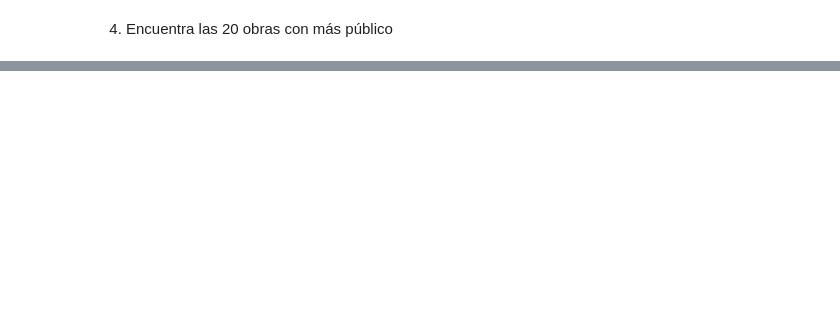
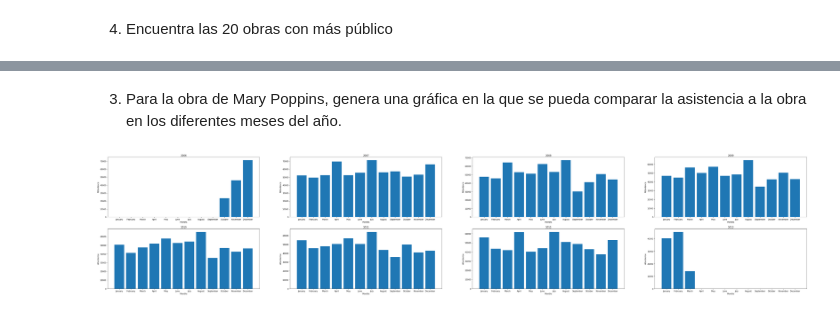
Before and after one commit to Felipelv199/herramientas-para-cd, a Jupyter notebook: homeworks/03-homework/main.ipynb, the cells around one changed output, grey strips where cells are left out. Drawn from its saved outputs; the diff is of its cells as text; code cells hidden in the pictures; blank space fills up the shorter version.

```diff
--- a/homeworks/03-homework/main.ipynb
+++ b/homeworks/03-homework/main.ipynb
@@ -58,0 +179,59 @@ Extra: Para la obra de Cats, genera una gráfica en la que se aprecie de la mejo
+# %% [markdown]
+3. Para la obra de Mary Poppins, genera una gráfica en la que se pueda comparar la asistencia a la obra en los diferentes meses del año.
+# %%
+mary_popins_years = {}
+
+for d in org_data:
+    showName = d["Show.Name"]
+    if showName == "Mary Poppins":
+        dateYear = d["Date.Year"]
+        dateMonth = d["Date.Month"]
+        staticsAttendance = int(d["Statistics.Attendance"])
+        if mary_popins_years.get(dateYear) == None:
+            mary_popins_years[dateYear] = {}
+            mary_popins_years[dateYear][dateMonth] = staticsAttendance
+        else:
+            if mary_popins_years[dateYear].get(dateMonth)==None:
+                mary_popins_years[dateYear][dateMonth] = staticsAttendance
+            else:
+                mary_popins_years[dateYear][dateMonth] += staticsAttendance
+
+t_subplots = len(mary_popins_years.items())
+t_cols = 4
+t_rows = t_subplots//t_cols
+t_rows += t_subplots % t_cols
+
+fig = plt.figure(constrained_layout=True, figsize=(65, 12.5))
+spec = gridspec.GridSpec(ncols=t_cols, nrows=t_rows)
+counter_x = 0
+counter_y = 0
+
+
+months_names = ["January","February","March","April","May","June","July","August","September","October","November","December"]
+
+for year in mary_popins_years:
+    ax = fig.add_subplot(spec[counter_y, counter_x])
+    counter_x += 1
+
+    if counter_x > t_cols-1:
+        counter_x = 0
+        counter_y += 1
+
+    month_attendence = np.zeros(12)
+
+    for month in mary_popins_years[year]:
+        index = int(month)-1
+        month_attendence[index] = mary_popins_years[year][month]
+
+    width = 5
+    n_months = len(month_attendence)
+    x = np.linspace(0, n_months + (width*n_months), num=n_months, endpoint=False)
+
+    ax.bar(x, month_attendence, width, tick_label=months_names)
+    ax.set_title(year)
+    ax.set_xlabel("Months")
+    ax.set_ylabel("Attendence")
+    fig.add_subplot(ax)
+plt.show()
+# %% [output]
+[figure, added]
```
Also changed, not shown: parts of 14 cells of this notebook, 1 other file.
